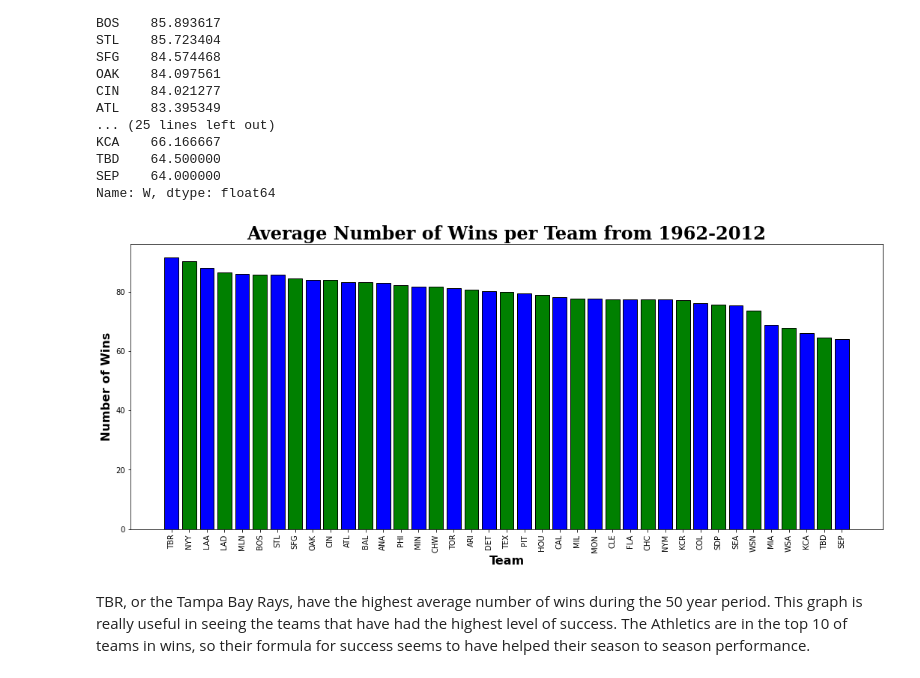
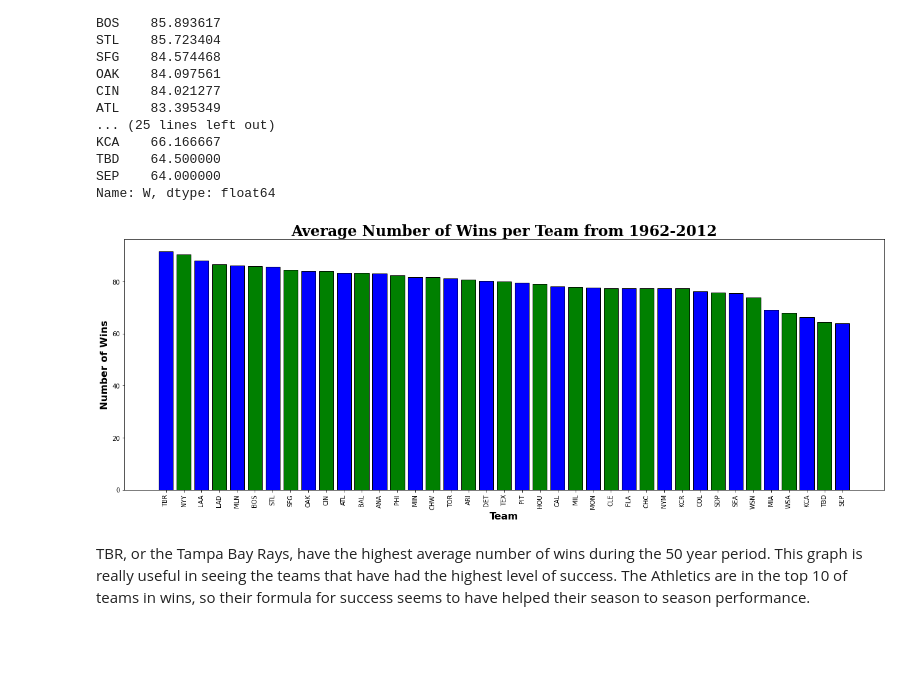
Before and after one commit to joshlensing/Coding-Dojo-Project-2, a Jupyter notebook: Project_2_Baseball_Playoff_Predictions.ipynb, the cells around one changed output. Drawn from its saved outputs; the diff is of its cells as text; code cells hidden in the pictures; blank space fills up the shorter version.

```diff
--- a/Project_2_Baseball_Playoff_Predictions.ipynb
+++ b/Project_2_Baseball_Playoff_Predictions.ipynb
@@ -291,14 +291,16 @@ Name: W, dtype: float64
 # %%
 # plotting with a barplot
 with plt.style.context('seaborn-dark-palette'):
   fig, ax = plt.subplots(figsize = (18,7))
   plt.bar(avg_wins.index, avg_wins.values, color=['blue', 'green'], edgecolor='black');
   plt.xlabel('Team', fontsize=16, fontweight='bold')
   plt.ylabel('Number of Wins', fontsize=16, fontweight='bold')
   plt.title('Average Number of Wins per Team from 1962-2012', fontsize=24, fontweight='black', fontfamily='serif')
   plt.xticks(rotation = 90);
+  fig.tight_layout()
+  plt.savefig('Averageteamwins.png', dpi=50)
 # %% [output]
-[figure, old version]
+[figure, new version]
 # %% [markdown]
 TBR, or the Tampa Bay Rays, have the highest average number of wins during the 50 year period. This graph is really useful in seeing the teams that have had the highest level of success. The Athletics are in the top 10 of teams in wins, so their formula for success seems to have helped their season to season performance.
 # %% [markdown]
```
Also changed, not shown: parts of 1 cell of this notebook.
